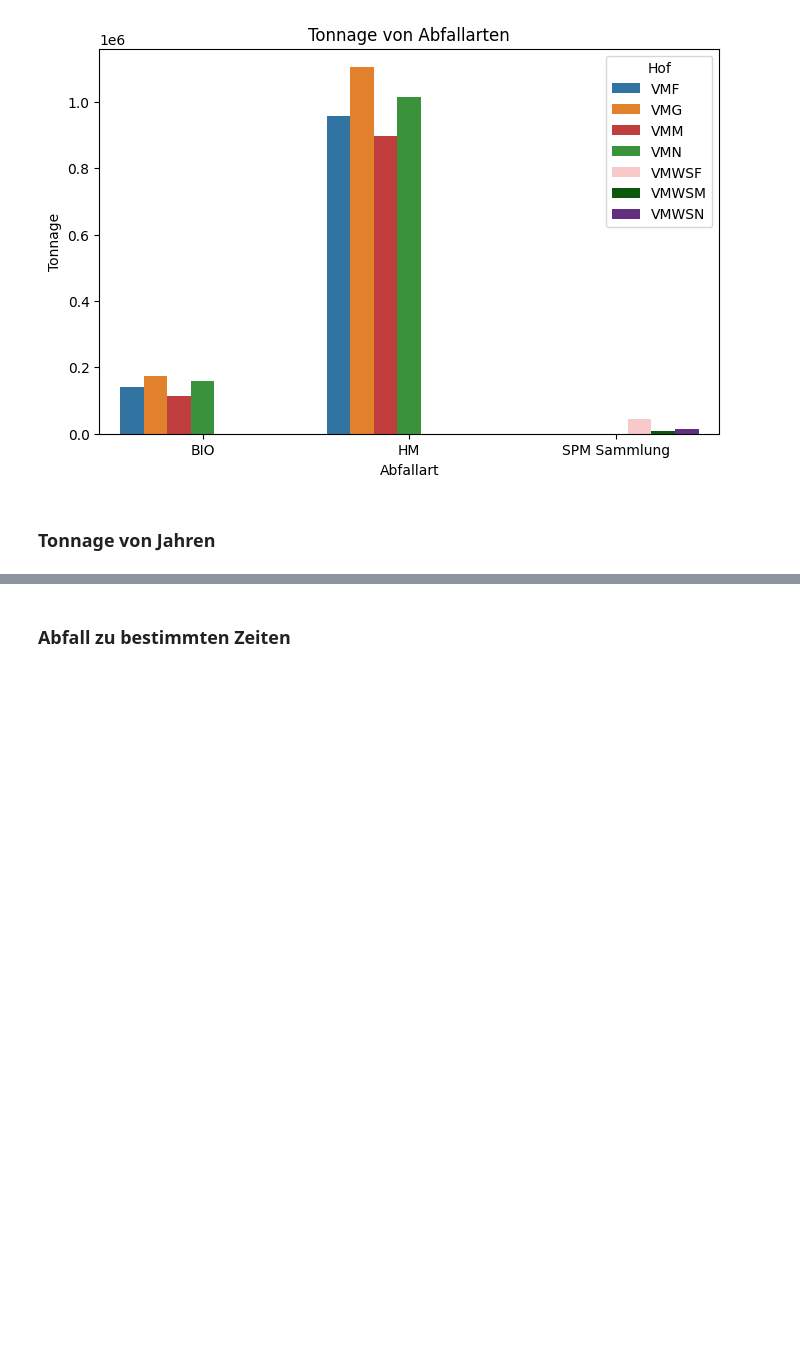
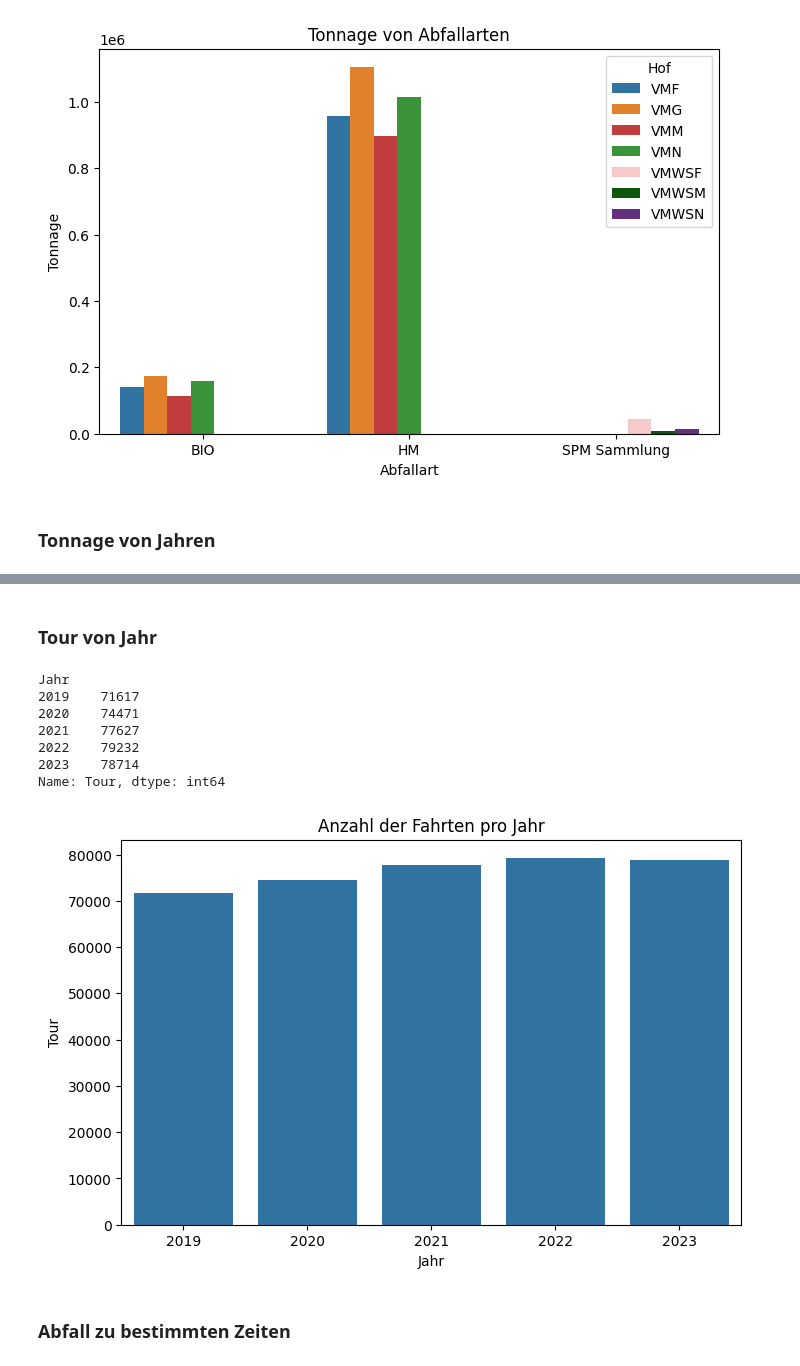
Before and after one commit to s-matthies/ai-waste-analytics, a Jupyter notebook: Basis_Data.ipynb, the cells around one changed output, grey strips where cells are left out. Saved outputs shown, nothing was run; the diff lists cells and outputs as text; code cells hidden in the pictures; blank space fills up the shorter version.

Commit message:
Basis_Daten.ipynb geändert

```diff
--- a/Basis_Data.ipynb
+++ b/Basis_Data.ipynb
@@ -94,3 +94,30 @@ Name: Tonnage, dtype: float64
+# %% [markdown]
+### Tour von Jahr
+# %%
+# Anzahl der Fahrten pro Jahr zählen
+fahrt_count = basis_df.groupby("Jahr")["Tour"].count()
+
+
+
+plt.figure(figsize=(8, 5))
+sns.barplot(x=fahrt_count.index, y=fahrt_count.values)
+
+plt.xlabel("Jahr")
+plt.ylabel("Tour")
+plt.title("Anzahl der Fahrten pro Jahr")
+
+
+print(fahrt_count)
+plt.show()
+# %% [output]
+Jahr
+2019    71617
+2020    74471
+2021    77627
+2022    79232
+2023    78714
+Name: Tour, dtype: int64
+[figure, added]
 # %% [markdown]
 ### Abfall zu bestimmten Zeiten
 # %%
```
Also changed, not shown: parts of 9 cells of this notebook, 2 other files.
